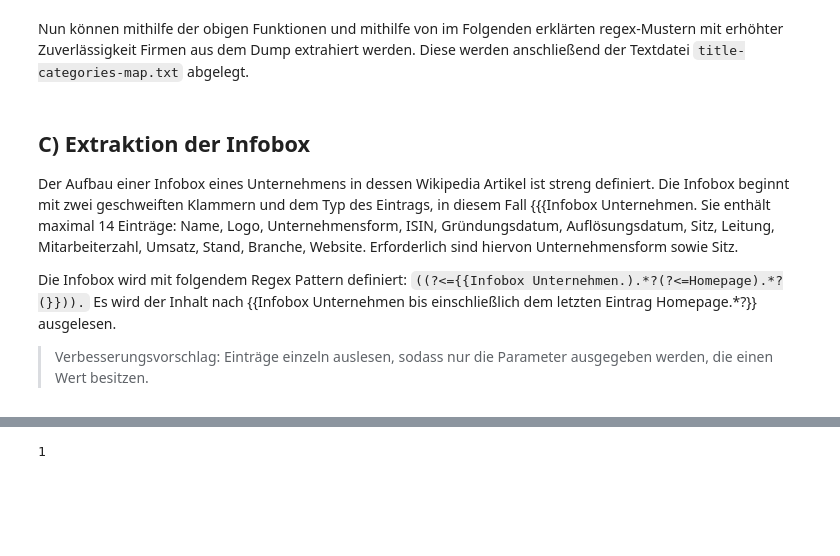
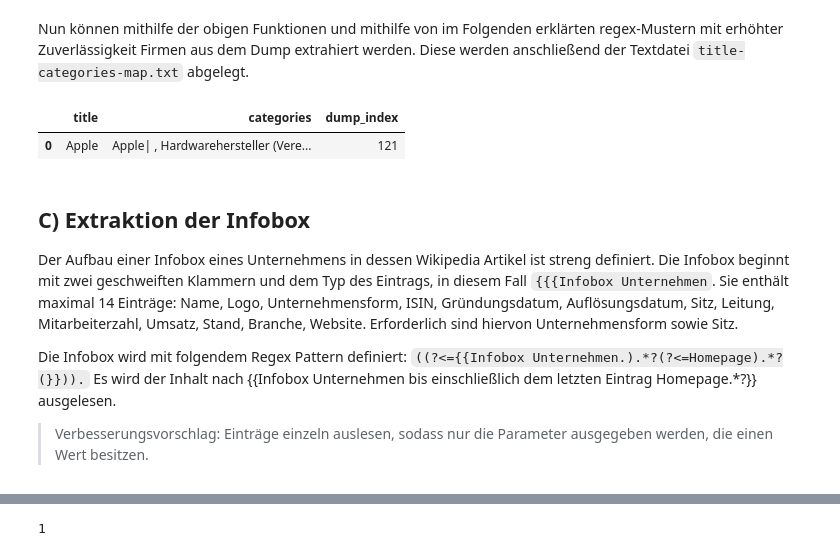
Before and after one commit to relativityhd/forschungsseminar-nlp, a Jupyter notebook: src/Aufgabe 1.ipynb, the cells around one changed output, grey strips where cells are left out. Drawn from its saved outputs; the diff is of its cells as text; code cells hidden in the pictures; blank space fills up the shorter version.

```diff
--- a/src/Aufgabe 1.ipynb
+++ b/src/Aufgabe 1.ipynb
@@ -186,0 +193,39 @@ with open("../data/title-categories-map.txt", mode="w") as outfile: # Eine Textd
+# %%
+companies = [] # Liste welche später genutzt wird um einen DataFrame zu erstellen. Speichert Titel und Kategorien in einem Dict je Unternehmen
+for i, page in enumerate(tqdm(dump, total=dump_len, desc="Finding companies...")): # Iteration über Seiten im Dump
+    try: # Try-Catch-Block, damit einzelne Fehler nicht zu Abbruch des Schreibprozesses führen - gerade bei großem Dump sehr wichtig
+        texts = getPageText(page)
+        categories = getCategoriesFromPage(texts)
+        is_company = isCompany(categories, page.title)
+
+        # Wenn Page kein Unternehmen ist soll sie übersprungen werden und nicht zur Liste der Unternehmen hinzugefügt werden
+        if not is_company:
+            continue
+
+        # Einfügen in die Liste der Unternehmen
+        companies.append({
+            "title": page.title,
+            "categories": ", ".join(categories),
+            "dump_index": i
+        })
+
+        # Abbrechen wenn nur ein einziges Sample geladen werden soll
+        if ONLY_SAMPLE:
+            break
+    except KeyboardInterrupt:
+        break
+    except SystemExit:
+        break
+    except Exception as e:
+        print("Titel ist: " + page.title)
+        print("Index ist: " + str(i))
+        print(e)
+        # Hier kann falls notwendig ein Fehlerhinweis ausgegeben werden.
+        continue
+
+companies = pd.DataFrame(companies)
+companies.to_feather("../data/company-categories.feather")
+companies
+# %% [output]
+|  | title | categories | dump_index |
+| 0 | Apple | Apple| , Hardwarehersteller (Vere... | 121 |
@@ -187,7 +236,7 @@ with open("../data/title-categories-map.txt", mode="w") as outfile: # Eine Textd
 # %% [markdown]
 ## C) Extraktion der Infobox
 
-Der Aufbau einer Infobox eines Unternehmens in dessen Wikipedia Artikel ist streng definiert. Die Infobox beginnt mit zwei geschweiften Klammern und dem Typ des Eintrags, in diesem Fall {{{Infobox Unternehmen. Sie enthält maximal 14 Einträge: Name, Logo, Unternehmensform, ISIN, Gründungsdatum, Auflösungsdatum, Sitz, Leitung, Mitarbeiterzahl, Umsatz, Stand, Branche, Website. Erforderlich sind hiervon Unternehmensform sowie Sitz.
+Der Aufbau einer Infobox eines Unternehmens in dessen Wikipedia Artikel ist streng definiert. Die Infobox beginnt mit zwei geschweiften Klammern und dem Typ des Eintrags, in diesem Fall `{{{Infobox Unternehmen`. Sie enthält maximal 14 Einträge: Name, Logo, Unternehmensform, ISIN, Gründungsdatum, Auflösungsdatum, Sitz, Leitung, Mitarbeiterzahl, Umsatz, Stand, Branche, Website. Erforderlich sind hiervon Unternehmensform sowie Sitz.
 
 Die Infobox wird mit folgendem Regex Pattern definiert: `((?<={{Infobox Unternehmen.).*?(?<=Homepage).*?(}})).`
 Es wird der Inhalt nach {{Infobox Unternehmen bis einschließlich dem letzten Eintrag Homepage.*?}} ausgelesen.
```
Also changed, not shown: parts of 12 cells of this notebook.
